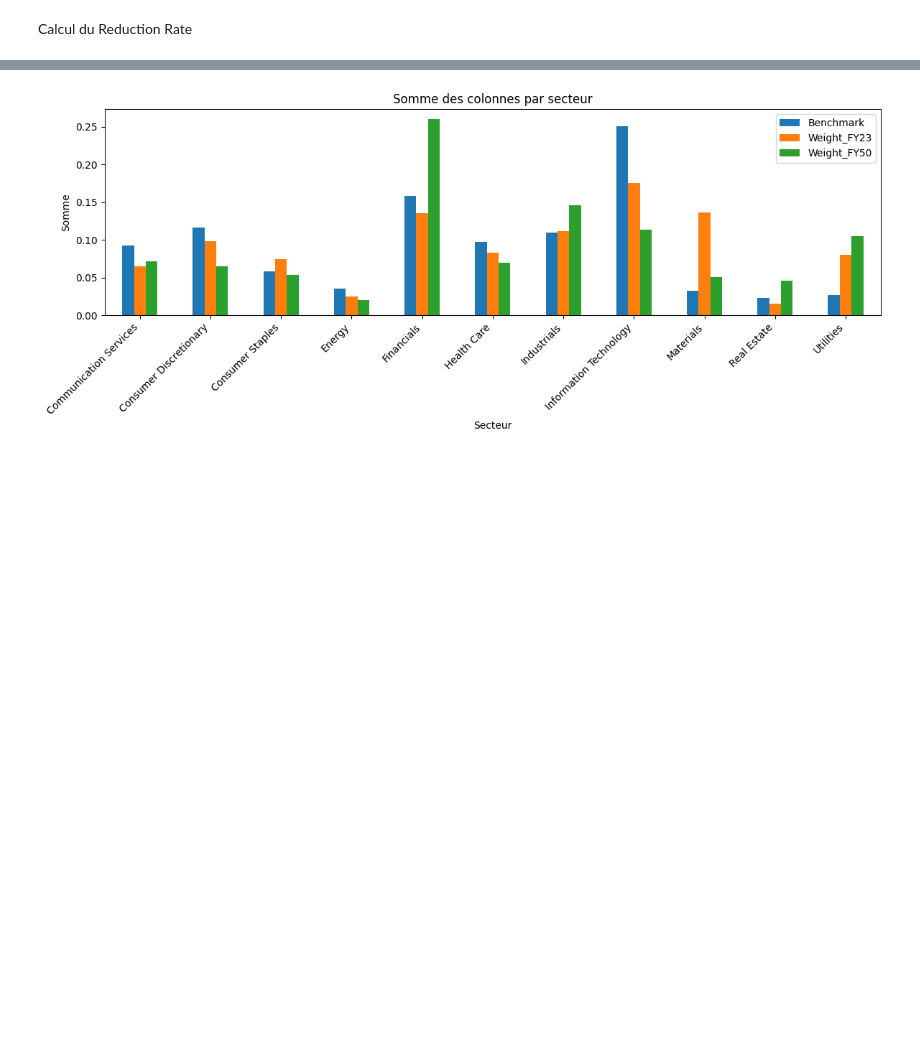
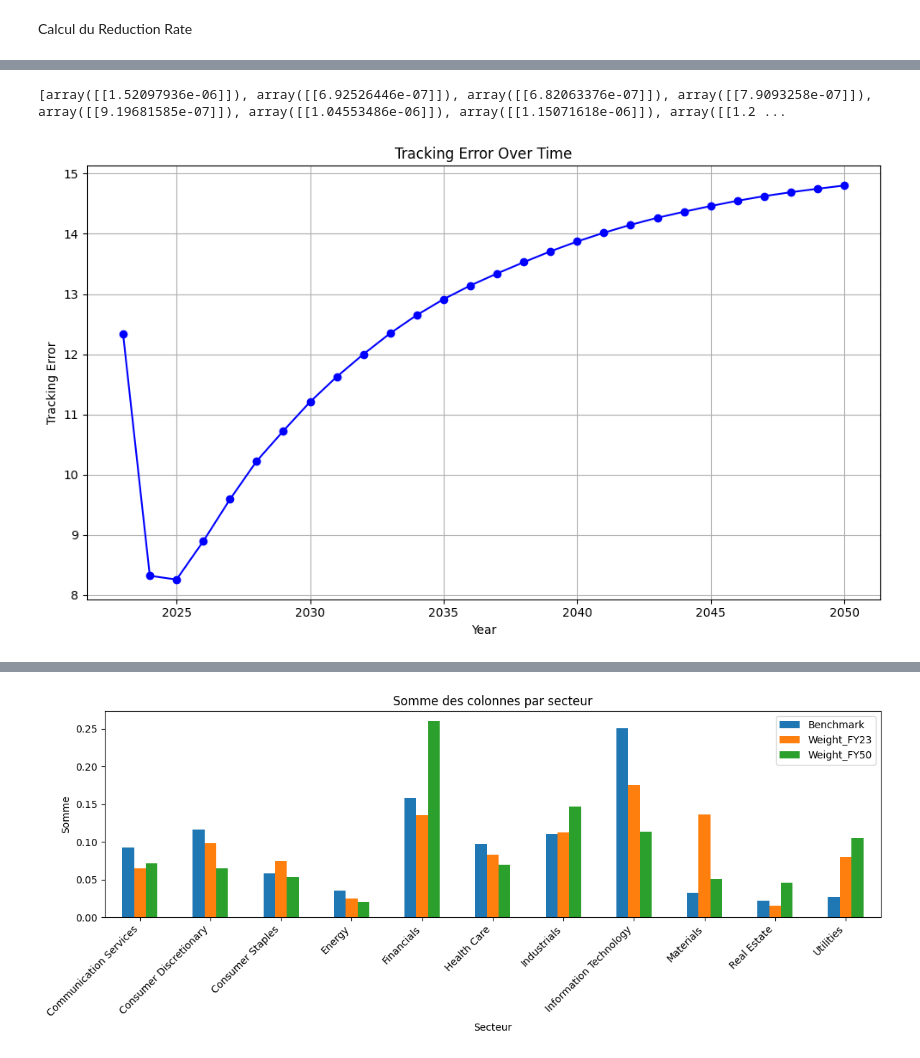
Before and after one commit to MoutetMaxime/net-zero-portfolio, a Jupyter notebook: optimization.ipynb, the cells around one changed output, grey strips where cells are left out. Cells and saved outputs as stored; diff of their text form; code cells hidden in the pictures; blank space fills up the shorter version.

Commit message:
tracking error

```diff
--- a/optimization.ipynb
+++ b/optimization.ipynb
@@ -107,0 +111,19 @@ for year in range(len(R_)):
+# %%
+print(te)
+# %% [output]
+[array([[1.52097936e-06]]), array([[6.92526446e-07]]), array([[6.82063376e-07]]), array([[7.9093258e-07]]), array([[9.19681585e-07]]), array([[1.04553486e-06]]), array([[1.15071618e-06]]), array([[1.2 ...
+# %%
+# Convert the list of tracking errors to a numpy array for easier manipulation
+te_array = [np.sqrt(te[i][0][0])*1e4 for i in range(len(te))]
+
+# Plot the tracking error over time
+plt.figure(figsize=(10, 6))
+plt.plot(times, te_array, marker='o', linestyle='-', color='b')
+plt.title('Tracking Error Over Time')
+plt.xlabel('Year')
+plt.ylabel('Tracking Error')
+plt.grid(True)
+plt.tight_layout()
+plt.show()
+# %% [output]
+[figure, added]
```
Also changed, not shown: parts of 3 cells of this notebook.
